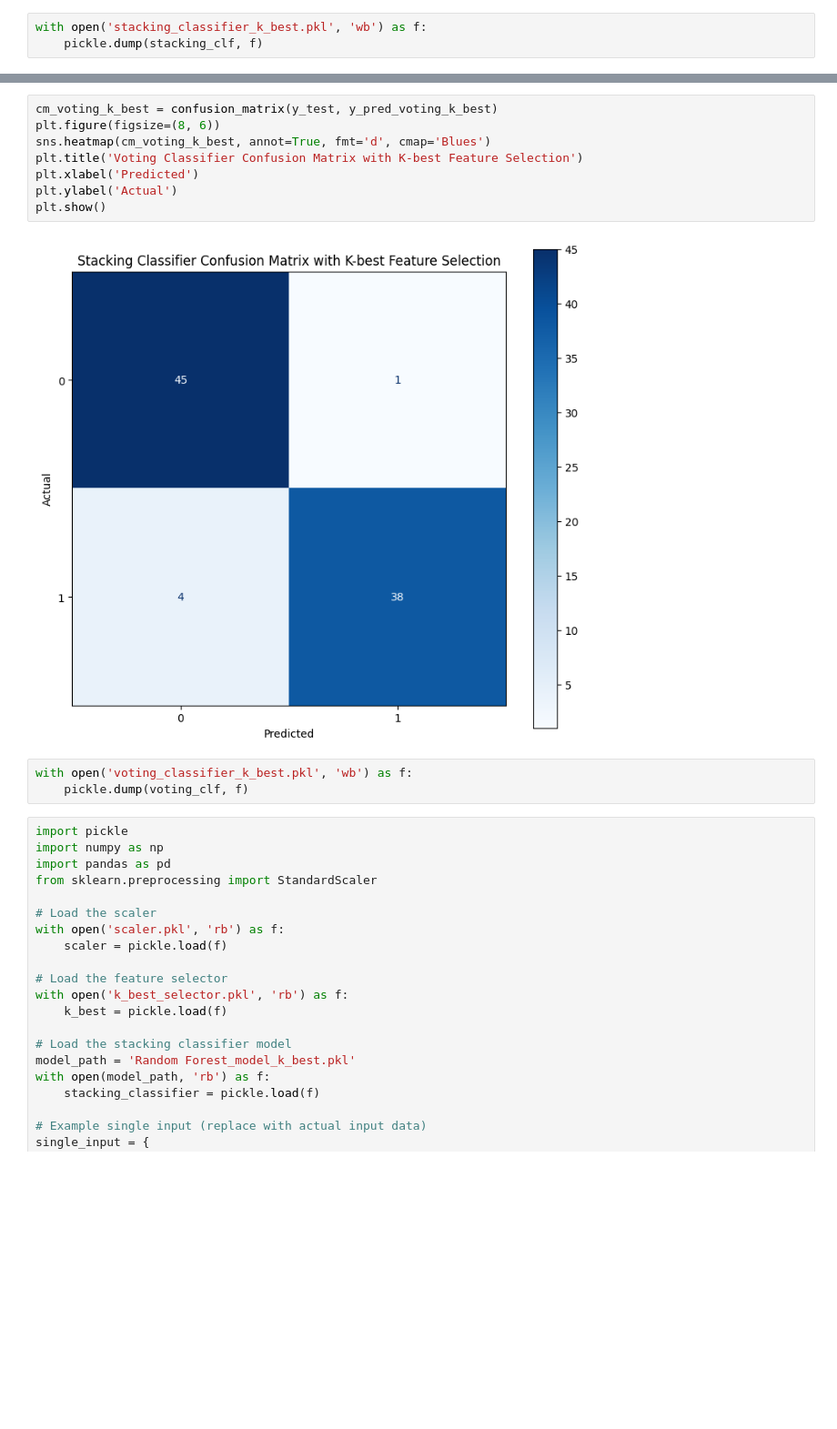
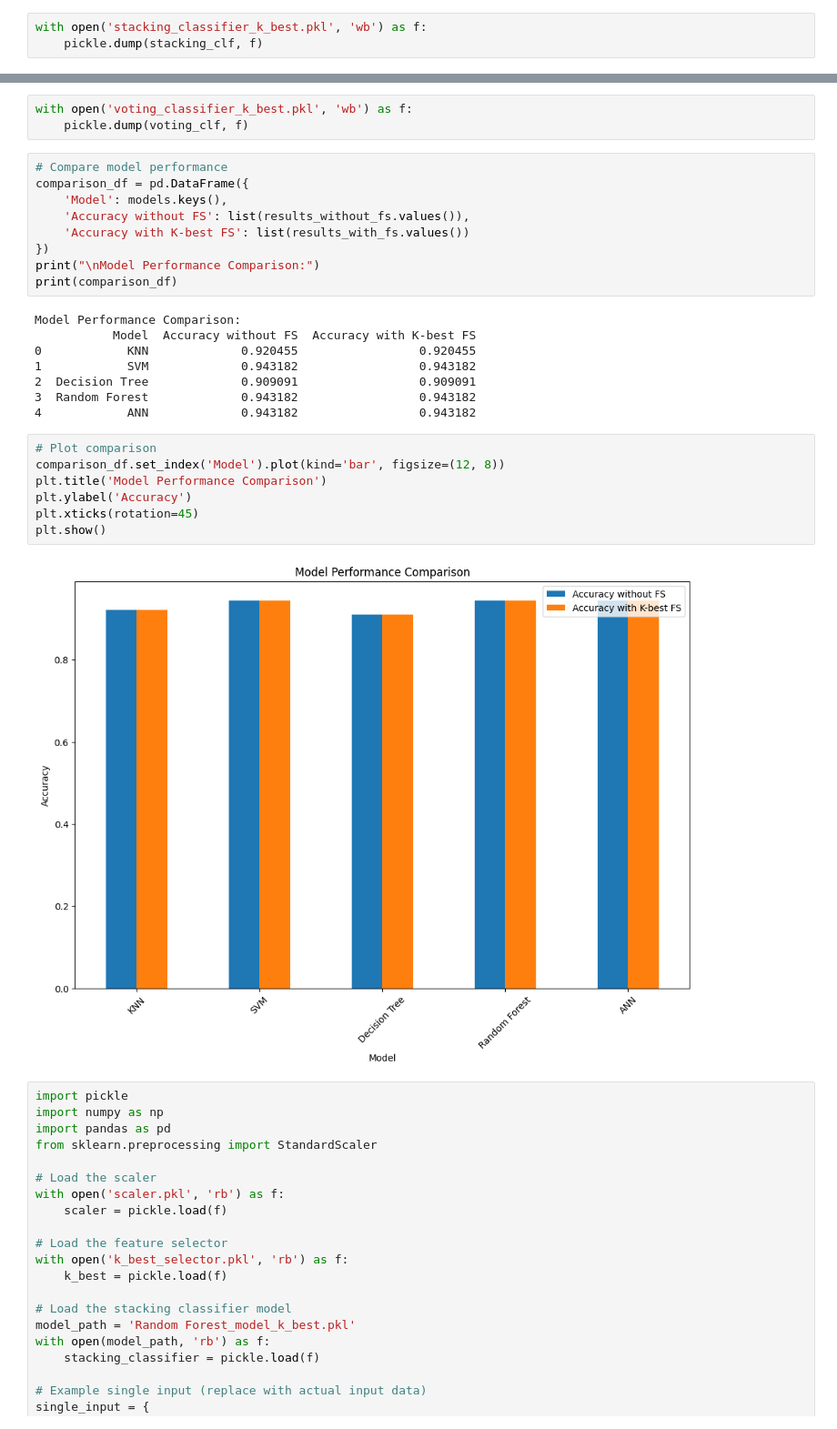
Before and after one commit to Kishoregooty/Sleep-Disorder-Diagnosis-Using-Advanced-Machine-Learning-Techniques, a Jupyter notebook: model.ipynb, the cells around one changed output, grey strips where cells are left out. Shown at 91% size. Drawn from its saved outputs; the diff is of its cells as text; blank space fills up the shorter version.

```diff
--- a/model.ipynb
+++ b/model.ipynb
@@ -654,16 +658,32 @@ weighted avg       0.98      0.98      0.98        88
-# %%
-cm_voting_k_best = confusion_matrix(y_test, y_pred_voting_k_best)
-plt.figure(figsize=(8, 6))
-sns.heatmap(cm_voting_k_best, annot=True, fmt='d', cmap='Blues')
-plt.title('Voting Classifier Confusion Matrix with K-best Feature Selection')
-plt.xlabel('Predicted')
-plt.ylabel('Actual')
-plt.show()
-# %% [output]
-[figure, removed]
 # %%
 with open('voting_classifier_k_best.pkl', 'wb') as f:
     pickle.dump(voting_clf, f)
+# %%
+# Compare model performance
+comparison_df = pd.DataFrame({
+    'Model': models.keys(),
+    'Accuracy without FS': list(results_without_fs.values()),
+    'Accuracy with K-best FS': list(results_with_fs.values())
+})
+print("\nModel Performance Comparison:")
+print(comparison_df)
+# %% [output]
+Model Performance Comparison:
+           Model  Accuracy without FS  Accuracy with K-best FS
+0            KNN             0.920455                 0.920455
+1            SVM             0.943182                 0.943182
+2  Decision Tree             0.909091                 0.909091
+3  Random Forest             0.943182                 0.943182
+4            ANN             0.943182                 0.943182
+# %%
+# Plot comparison
+comparison_df.set_index('Model').plot(kind='bar', figsize=(12, 8))
+plt.title('Model Performance Comparison')
+plt.ylabel('Accuracy')
+plt.xticks(rotation=45)
+plt.show()
+# %% [output]
+[figure, added]
 # %%
 import pickle
 import numpy as np
```
Also changed, not shown: parts of 3 cells of this notebook.
